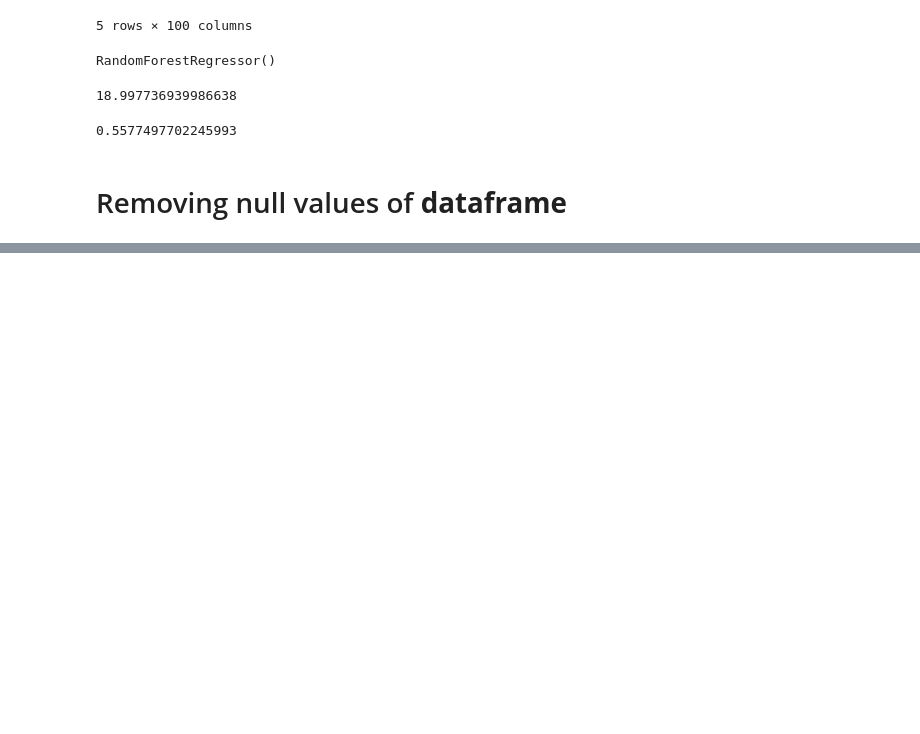
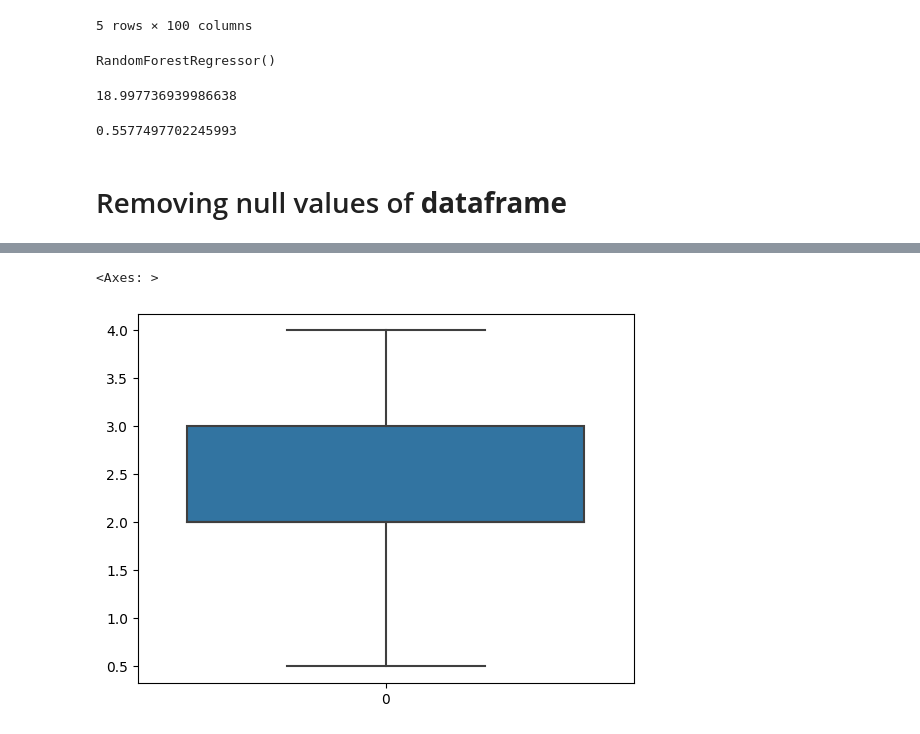
Before and after one commit to shubham62025865/shubham1, a Jupyter notebook: Untitled22.ipynb, the cells around one changed output, grey strips where cells are left out. Drawn from its saved outputs; the diff is of its cells as text; code cells hidden in the pictures; blank space fills up the shorter version.

```diff
--- a/Untitled22.ipynb
+++ b/Untitled22.ipynb
@@ -473,0 +584,8 @@ r2_score(y_test, y_pred)
+# %%
+def percentile_values(col_name, df):
+  q1 = df[col_name].quantile(0.25)
+  q3 = df[col_name].quantile(0.75)
+  iqr = q3 - q1
+  upper_limit = q3 + 1.5*iqr
+  lower_limit = q1 - 1.5*iqr
+  return (upper_limit, lower_limit)
@@ -473,0 +614,5 @@ r2_score(y_test, y_pred)
+# %%
+def remove_outlier(col, df):
+  upper_boundry, lower_boundry = percentile_values(col, df)
+  temp_df = df[(df[col] >= lower_boundry) & (df[col] <= upper_boundry)]
+  return temp_df
@@ -473,0 +624,6 @@ r2_score(y_test, y_pred)
+# %%
+df_1 = remove_outlier("bath", df)
+sns.boxplot(df_1["bath"])
+# %% [output]
+<Axes: >
+[figure, added]
```
Also changed, not shown: parts of 30 cells of this notebook.
